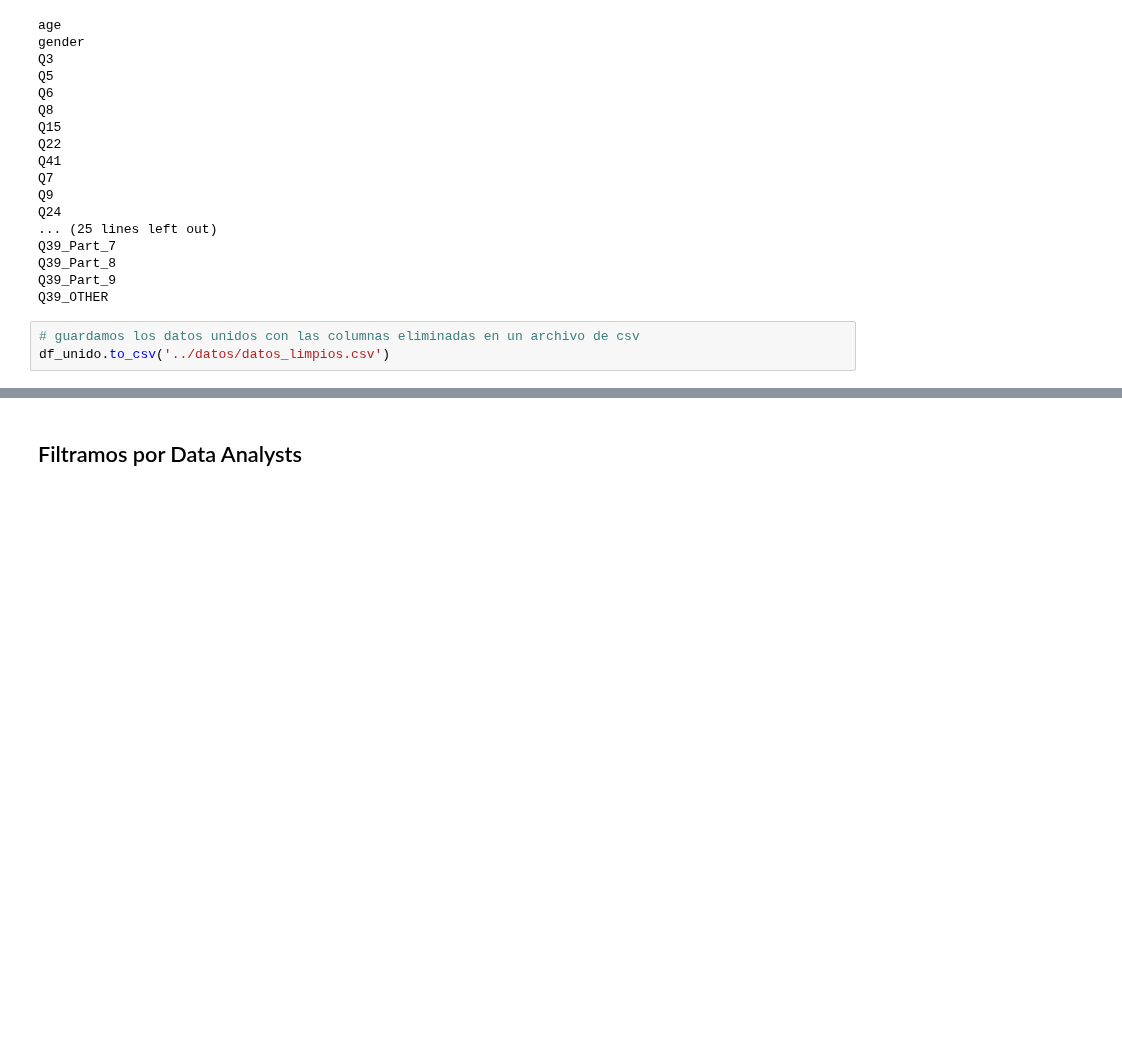
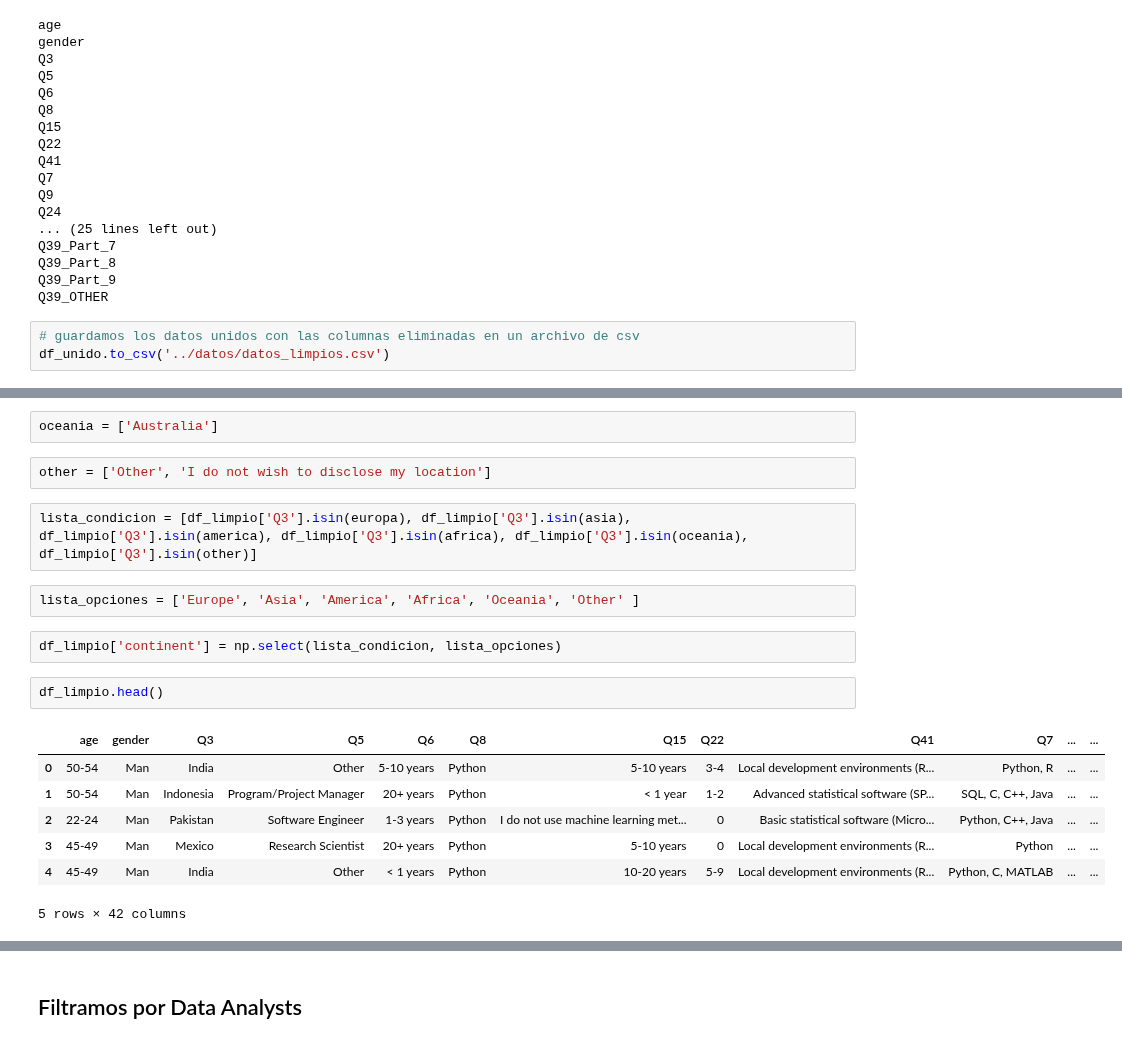
Before and after one commit to Adalab/project-da-promo-d-module-2-team-2-, a Jupyter notebook: notebooks/limpieza.ipynb, the cells around one changed output, grey strips where cells are left out. Cells and saved outputs as stored; diff of their text form; blank space fills up the shorter version.

```diff
--- a/notebooks/limpieza.ipynb
+++ b/notebooks/limpieza.ipynb
@@ -190,0 +230,20 @@ df_unido.to_csv('../datos/datos_limpios.csv')
+# %%
+oceania = ['Australia']
+# %%
+other = ['Other', 'I do not wish to disclose my location']
+# %%
+lista_condicion = [df_limpio['Q3'].isin(europa), df_limpio['Q3'].isin(asia), df_limpio['Q3'].isin(america), df_limpio['Q3'].isin(africa), df_limpio['Q3'].isin(oceania), df_limpio['Q3'].isin(other)]
+# %%
+lista_opciones = ['Europe', 'Asia', 'America', 'Africa', 'Oceania', 'Other' ]
+# %%
+df_limpio['continent'] = np.select(lista_condicion, lista_opciones)
+# %%
+df_limpio.head()
+# %% [output]
+|  | age | gender | Q3 | Q5 | Q6 | Q8 | Q15 | Q22 | Q41 | Q7 | ... | ... |
+| 0 | 50-54 | Man | India | Other | 5-10 years | Python | 5-10 years | 3-4 | Local development environments (R... | Python, R | ... | ... |
+| 1 | 50-54 | Man | Indonesia | Program/Project Manager | 20+ years | Python | < 1 year | 1-2 | Advanced statistical software (SP... | SQL, C, C++, Java | ... | ... |
+| 2 | 22-24 | Man | Pakistan | Software Engineer | 1-3 years | Python | I do not use machine learning met... | 0 | Basic statistical software (Micro... | Python, C++, Java | ... | ... |
+| 3 | 45-49 | Man | Mexico | Research Scientist | 20+ years | Python | 5-10 years | 0 | Local development environments (R... | Python | ... | ... |
+| 4 | 45-49 | Man | India | Other | < 1 years | Python | 10-20 years | 5-9 | Local development environments (R... | Python, C, MATLAB | ... | ... |
+5 rows × 42 columns
```
Also changed, not shown: parts of 22 cells of this notebook, 2 other files.
